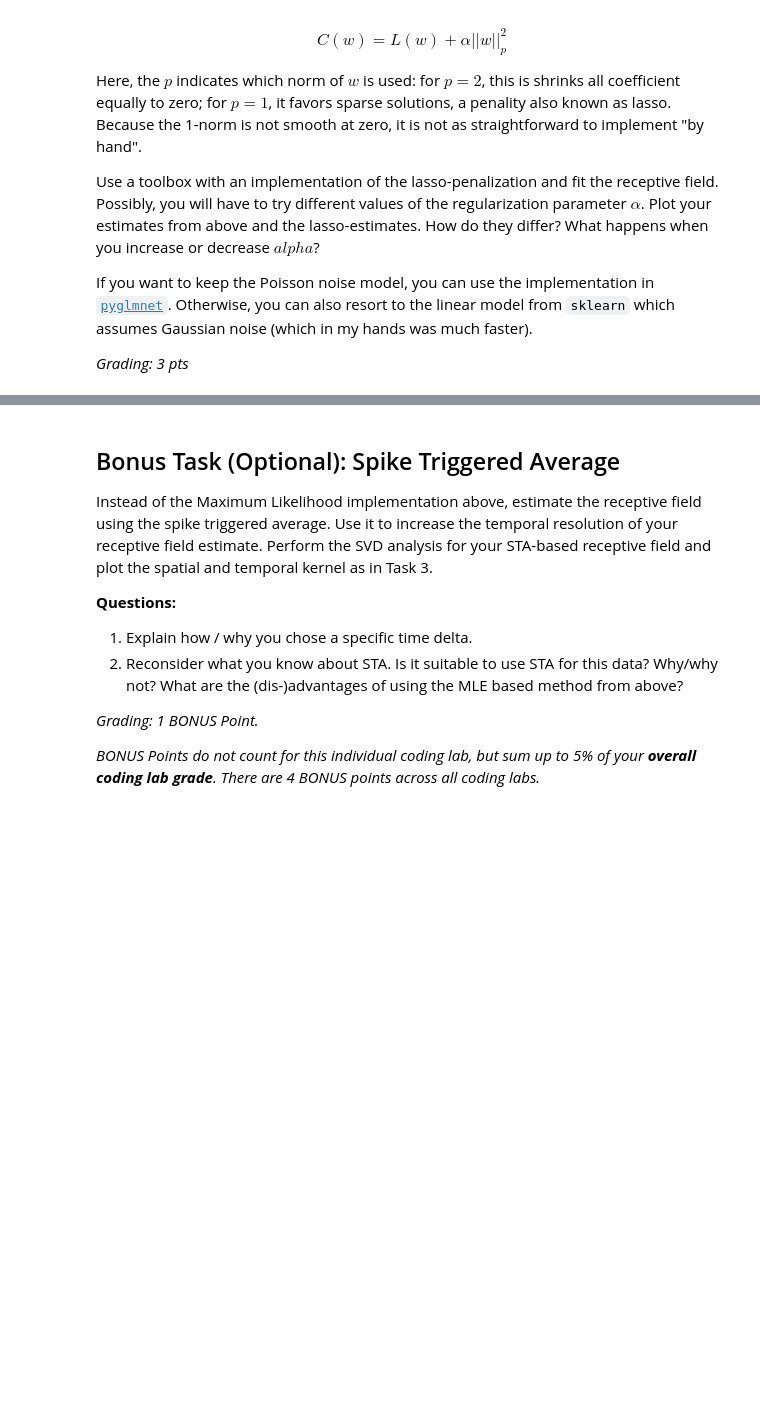
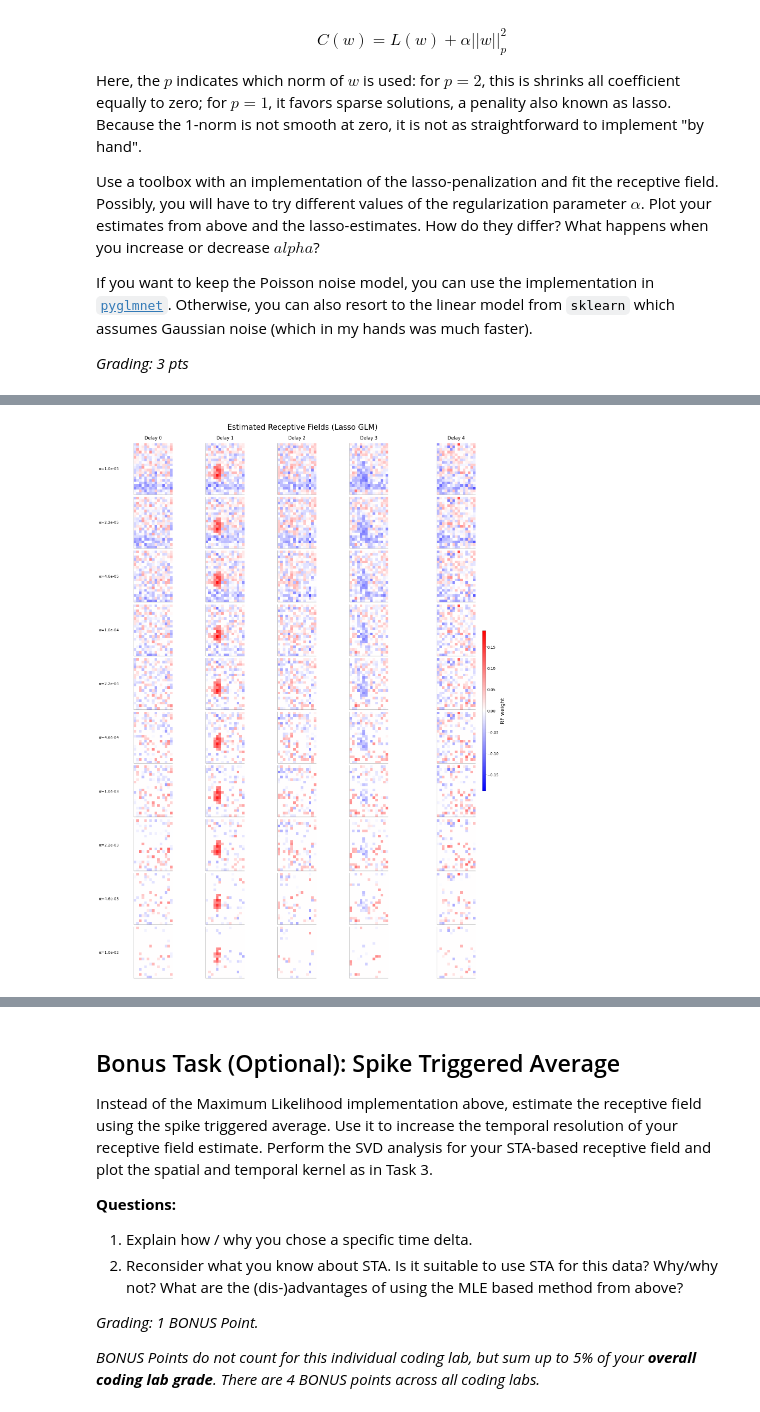
Before and after one commit to JuliusGrote/NDS_2025, a Jupyter notebook: notebooks/CodingLab5.ipynb, the cells around one changed output, grey strips where cells are left out. Drawn from its saved outputs; the diff is of its cells as text; code cells hidden in the pictures; blank space fills up the shorter version.

```diff
--- a/notebooks/CodingLab5.ipynb
+++ b/notebooks/CodingLab5.ipynb
@@ -646,0 +740,83 @@ _Explanation (1 pt)_
+# %%
+# ------------------------------------------
+# plot the estimated receptive fields (1 pt)
+# ------------------------------------------
+
+# show the number of values that are neither zero nor NaN
+print(
+    f"Number of non-NaN and non-zero values in w_hat_glm: {np.count_nonzero(~np.isnan(w_hat_glm))}"
+)
+
+fig, ax = plt.subplots(
+    len(alphas), len(delta), sharex=True, sharey=True, figsize=(15, 20)
+)
+
+# Correctly calculate vmin and vmax for consistent and symmetric color scaling across all subplots
+if np.all(np.isnan(w_hat_glm)):
+    # Handle case where all w_hat_glm values are NaN (e.g., if fitting failed everywhere)
+    vmin_val = -1.0
+    vmax_val = 1.0
+else:
+    abs_max_val = np.nanmax(np.abs(w_hat_glm))  # Max absolute value, ignoring NaNs
+    if abs_max_val == 0 or np.isnan(
+        abs_max_val
+    ):  # Handles all zeros or if somehow still NaN
+        vmin_val = -1.0  # Default if data is all zero or problematic
+        vmax_val = 1.0
+    else:
+        vmin_val = -abs_max_val
+        vmax_val = abs_max_val
+
+for alpha_idx, alpha_reg_strength in enumerate(alphas):
+    for delay_idx, d_val in enumerate(delta):
+        # Plot the estimated receptive field
+        rf_to_plot = w_hat_glm[:, delay_idx, alpha_idx].reshape(20, 15)
+        if np.all(np.isnan(rf_to_plot)):
+            # Handle cases where a specific RF is all NaN (e.g., skipped during fitting)
+            # You could plot a placeholder or leave it blank
+            ax[alpha_idx, delay_idx].text(
+                0.5,
+                0.5,
+                "NaN",
+                ha="center",
+                va="center",
+                transform=ax[alpha_idx, delay_idx].transAxes,
+            )
+            im = None  # No image object to use for colorbar later if this is the last one
+        else:
+            im = ax[alpha_idx, delay_idx].imshow(
+                rf_to_plot,
+                vmin=vmin_val,  # Use vmin for lower color scale limit
+                vmax=vmax_val,  # Use vmax for upper color scale limit
+                cmap="bwr",
+                interpolation="nearest",  # Often better for pixelated data
+            )
+
+        if alpha_idx == 0:  # Titles for the top row
+            ax[alpha_idx, delay_idx].set_title(f"Delay {d_val}", y=1.05)
+
+        if delay_idx == 0:  # Y-labels for the first column
+            ax[alpha_idx, delay_idx].set_ylabel(
+                f"α={alpha_reg_strength:.1e}",
+                rotation=0,
+                ha="right",
+                va="center",
+                labelpad=40,
+            )
+        ax[alpha_idx, delay_idx].set_xticks([])
+        ax[alpha_idx, delay_idx].set_yticks([])
+
+# Add colorbar
+# Make sure 'im' is from a successfully plotted image
+if im is not None:  # Check if 'im' was assigned
+    cbar = fig.colorbar(
+        im, ax=ax[:, -1].ravel().tolist(), fraction=0.046, pad=0.1, aspect=50
+    )  # Adjust aspect for colorbar
+    cbar.set_label("RF weight", fontsize=14)
+else:
+    print("Warning: No valid image was plotted to create a colorbar from.")
+
+fig.suptitle("Estimated Receptive Fields (Lasso GLM)", fontsize=20, y=1.02)
+# plt.tight_layout(rect=[0, 0, 1, 0.96])  # Adjust rect if using suptitle
+plt.show()
+# %% [output]
@@ -646,0 +824 @@ _Explanation (1 pt)_
+[figure, added]
```
Also changed, not shown: parts of 11 cells of this notebook, 1 other file.
